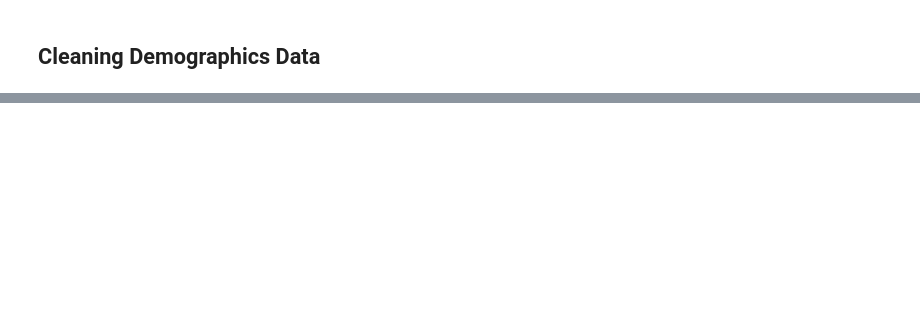
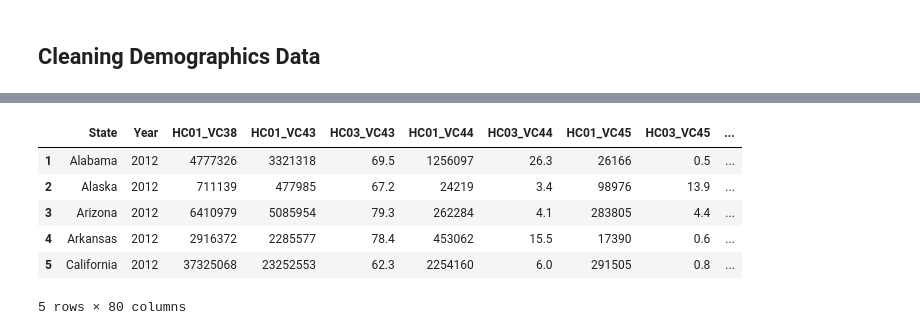
Before and after one commit to david-kishi/US-Border-Data-Scraping, a Jupyter notebook: US_Port_of_Entry_Scraping.ipynb, the cells around one changed output, grey strips where cells are left out. Cells and saved outputs as stored; diff of their text form; code cells hidden in the pictures; blank space fills up the shorter version.

```diff
--- a/US_Port_of_Entry_Scraping.ipynb
+++ b/US_Port_of_Entry_Scraping.ipynb
@@ -191,6 +225,16 @@ acs_11_df.head()
 # %%
+# 2012
 acs_12_df = pd.read_csv(acs_12_path, usecols=column_imports)
 acs_12_df = acs_12_df.drop([0],axis=0)
 acs_12_df = acs_12_df.rename(columns={'GEO.display-label':'State'})
+acs_12_df.insert(1, 'Year', '2012')
 acs_12_df.head()
+# %% [output]
+|  | State | Year | HC01_VC38 | HC01_VC43 | HC03_VC43 | HC01_VC44 | HC03_VC44 | HC01_VC45 | HC03_VC45 | ... |
+| 1 | Alabama | 2012 | 4777326 | 3321318 | 69.5 | 1256097 | 26.3 | 26166 | 0.5 | ... |
+| 2 | Alaska | 2012 | 711139 | 477985 | 67.2 | 24219 | 3.4 | 98976 | 13.9 | ... |
+| 3 | Arizona | 2012 | 6410979 | 5085954 | 79.3 | 262284 | 4.1 | 283805 | 4.4 | ... |
+| 4 | Arkansas | 2012 | 2916372 | 2285577 | 78.4 | 453062 | 15.5 | 17390 | 0.6 | ... |
+| 5 | California | 2012 | 37325068 | 23252553 | 62.3 | 2254160 | 6.0 | 291505 | 0.8 | ... |
+5 rows × 80 columns
 # %%
```
Also changed, not shown: parts of 13 cells of this notebook, 12 other files.
